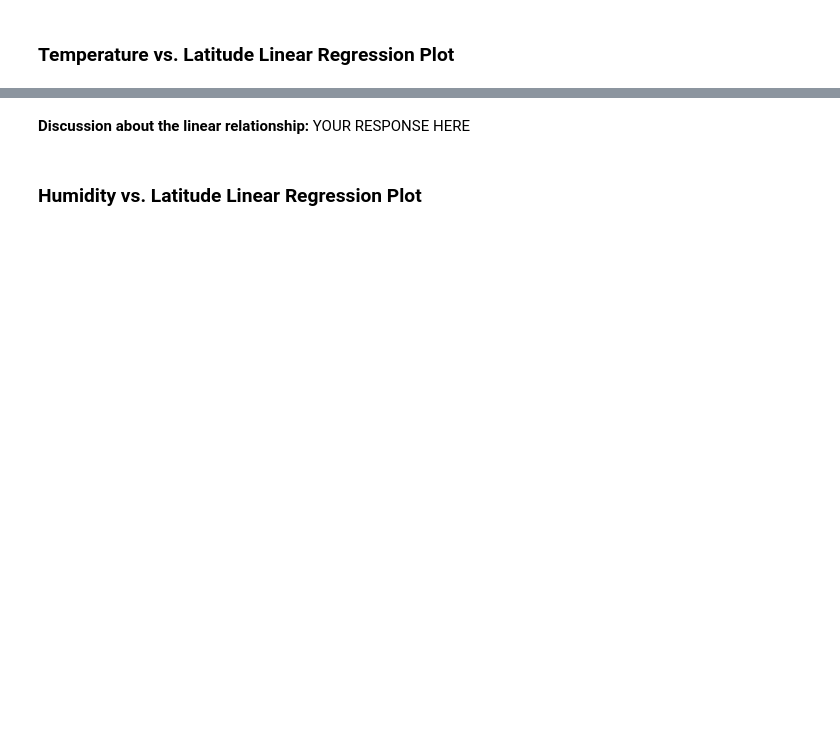
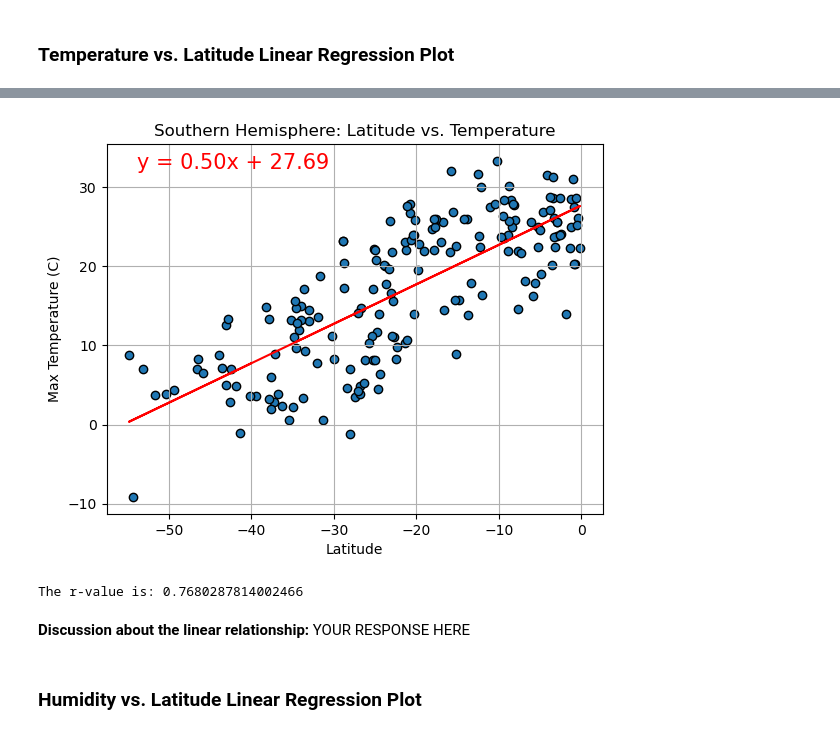
Before and after one commit to YvetteSong/World_Weather_Analysis, a Jupyter notebook: WeatherPy/WeatherPy.ipynb, the cells around one changed output, grey strips where cells are left out. Saved outputs shown, nothing was run; the diff lists cells and outputs as text; code cells hidden in the pictures; blank space fills up the shorter version.

```diff
--- a/WeatherPy/WeatherPy.ipynb
+++ b/WeatherPy/WeatherPy.ipynb
@@ -354,3 +363,10 @@ The r-value is: 0.4121057168607245
+# %%
+# Linear regression on Southern Hemisphere
+plot_linear_regression(southern_hemi_df['Lat'], southern_hemi_df['Max Temp'],
+                       'Southern Hemisphere: Latitude vs. Temperature', 'Latitude', 'Max Temperature (C)')
+# %% [output]
+[figure, added]
+The r-value is: 0.7680287814002466
 # %% [markdown]
 **Discussion about the linear relationship:** YOUR RESPONSE HERE
 # %% [markdown]
```
Also changed, not shown: parts of 29 cells of this notebook, 5 other files.
